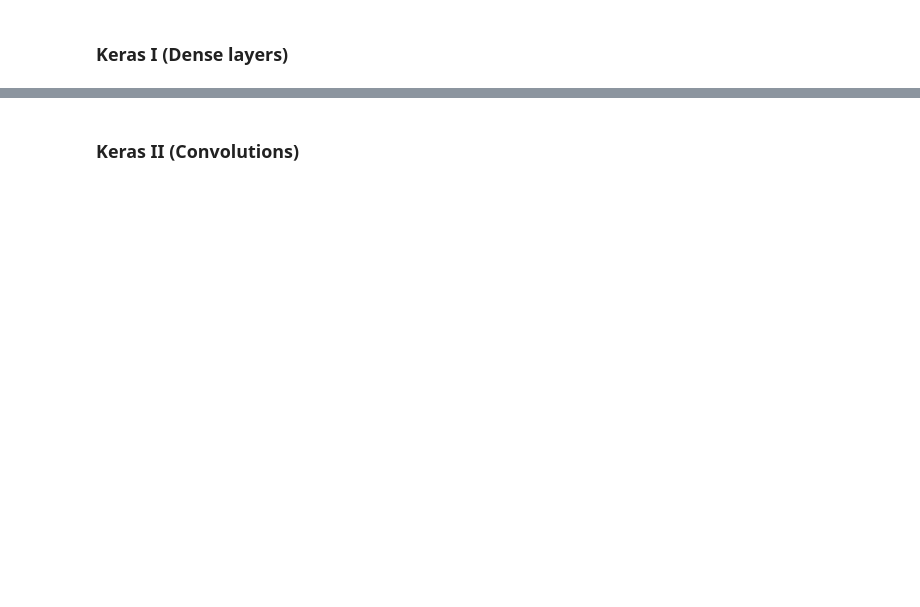
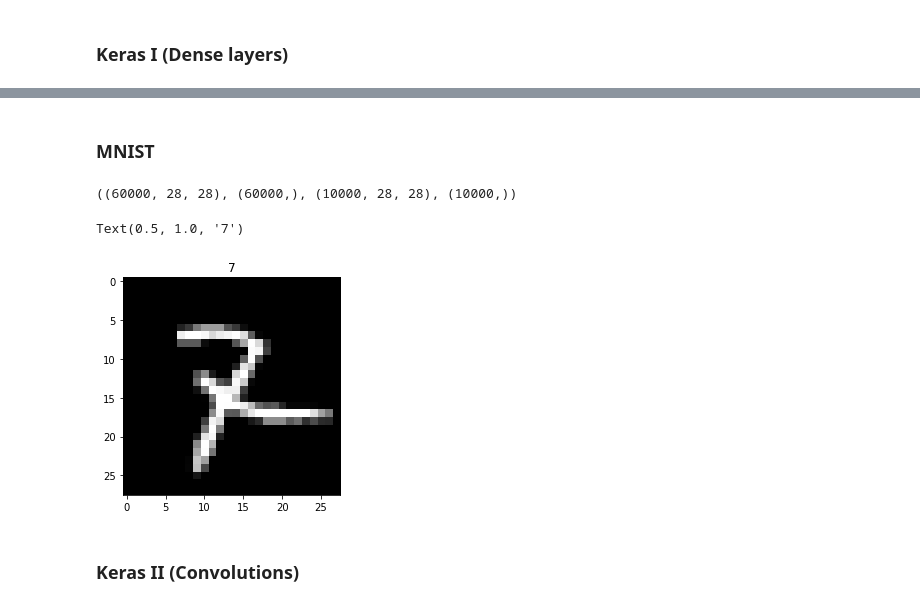
Before and after one commit to vafaei-ar/medical_datascience, a Jupyter notebook: intermediate/material.ipynb, the cells around one changed output, grey strips where cells are left out. Cells and saved outputs as stored; diff of their text form; code cells hidden in the pictures; blank space fills up the shorter version.

```diff
--- a/intermediate/material.ipynb
+++ b/intermediate/material.ipynb
@@ -367,0 +623,2 @@ model.score(x,y)
+# %% [markdown]
+### MNIST
@@ -368,2 +627,15 @@ model.score(x,y)
+# %%
+from tensorflow.keras.datasets.mnist import load_data
+(x_train, y_train), (x_test, y_test) = load_data(path="mnist.npz")
+x_train.shape, y_train.shape, x_test.shape, y_test.shape
+# %% [output]
+((60000, 28, 28), (60000,), (10000, 28, 28), (10000,))
+# %%
+ii = np.random.randint(10000)
+plt.imshow(x_train[ii],cmap='gray')
+plt.title(y_train[ii])
+# %% [output]
+Text(0.5, 1.0, '7')
+[figure, added]
 # %% [markdown]
 ### Keras II (Convolutions)
```
Also changed, not shown: parts of 64 cells of this notebook.
